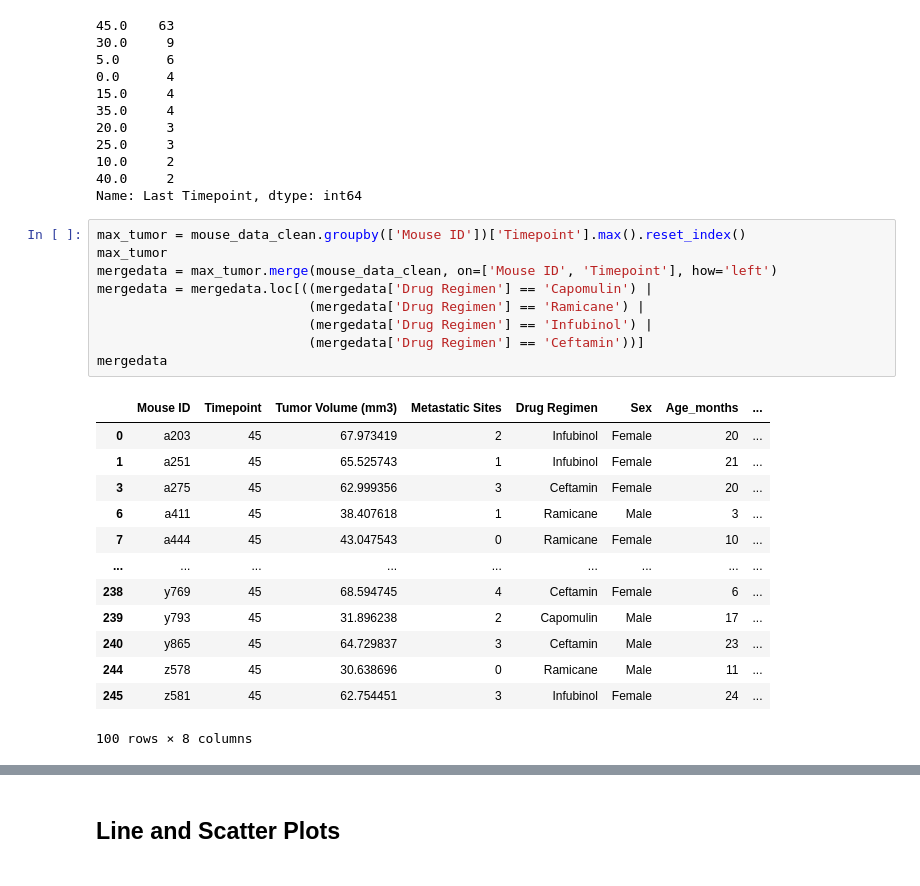
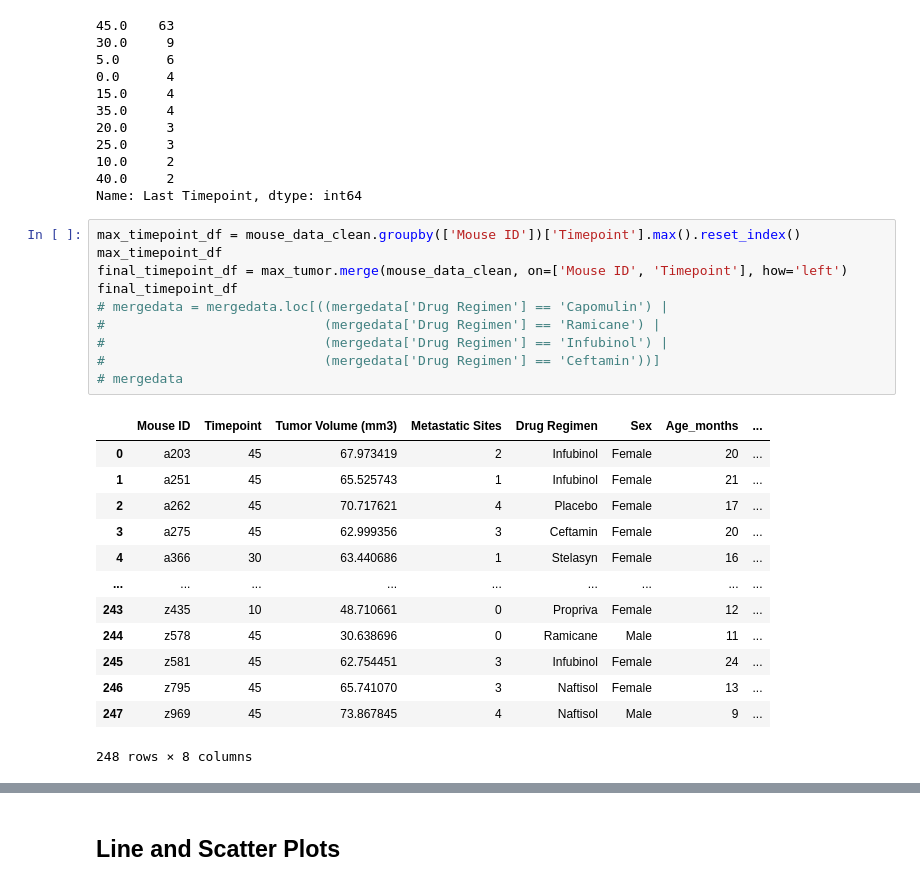
Before and after one commit to Kevin-Lad/matplotlib-challenge, a Jupyter notebook: Pymaceuticals/pymaceuticals_starter.ipynb, the cells around one changed output, grey strips where cells are left out. Drawn from its saved outputs; the diff is of its cells as text.

Commit message:
more drug regimen updates

```diff
--- a/Pymaceuticals/pymaceuticals_starter.ipynb
+++ b/Pymaceuticals/pymaceuticals_starter.ipynb
@@ -273,28 +273,29 @@ final_tumor_volume['Last Timepoint'].value_counts()
 40.0     2
 Name: Last Timepoint, dtype: int64
 # %%
-max_tumor = mouse_data_clean.groupby(['Mouse ID'])['Timepoint'].max().reset_index()
-max_tumor
-mergedata = max_tumor.merge(mouse_data_clean, on=['Mouse ID', 'Timepoint'], how='left')
-mergedata = mergedata.loc[((mergedata['Drug Regimen'] == 'Capomulin') |
-                           (mergedata['Drug Regimen'] == 'Ramicane') |
-                           (mergedata['Drug Regimen'] == 'Infubinol') |
-                           (mergedata['Drug Regimen'] == 'Ceftamin'))]
-mergedata
+max_timepoint_df = mouse_data_clean.groupby(['Mouse ID'])['Timepoint'].max().reset_index()
+max_timepoint_df
+final_timepoint_df = max_tumor.merge(mouse_data_clean, on=['Mouse ID', 'Timepoint'], how='left')
+final_timepoint_df
+# mergedata = mergedata.loc[((mergedata['Drug Regimen'] == 'Capomulin') |
+#                            (mergedata['Drug Regimen'] == 'Ramicane') |
+#                            (mergedata['Drug Regimen'] == 'Infubinol') |
+#                            (mergedata['Drug Regimen'] == 'Ceftamin'))]
+# mergedata
 # %% [output]
 |  | Mouse ID | Timepoint | Tumor Volume (mm3) | Metastatic Sites | Drug Regimen | Sex | Age_months | ... |
 | 0 | a203 | 45 | 67.973419 | 2 | Infubinol | Female | 20 | ... |
 | 1 | a251 | 45 | 65.525743 | 1 | Infubinol | Female | 21 | ... |
+| 2 | a262 | 45 | 70.717621 | 4 | Placebo | Female | 17 | ... |
 | 3 | a275 | 45 | 62.999356 | 3 | Ceftamin | Female | 20 | ... |
-| 6 | a411 | 45 | 38.407618 | 1 | Ramicane | Male | 3 | ... |
-| 7 | a444 | 45 | 43.047543 | 0 | Ramicane | Female | 10 | ... |
+| 4 | a366 | 30 | 63.440686 | 1 | Stelasyn | Female | 16 | ... |
 | ... | ... | ... | ... | ... | ... | ... | ... | ... |
-| 238 | y769 | 45 | 68.594745 | 4 | Ceftamin | Female | 6 | ... |
-| 239 | y793 | 45 | 31.896238 | 2 | Capomulin | Male | 17 | ... |
-| 240 | y865 | 45 | 64.729837 | 3 | Ceftamin | Male | 23 | ... |
+| 243 | z435 | 10 | 48.710661 | 0 | Propriva | Female | 12 | ... |
 | 244 | z578 | 45 | 30.638696 | 0 | Ramicane | Male | 11 | ... |
 | 245 | z581 | 45 | 62.754451 | 3 | Infubinol | Female | 24 | ... |
+| 246 | z795 | 45 | 65.741070 | 3 | Naftisol | Female | 13 | ... |
+| 247 | z969 | 45 | 73.867845 | 4 | Naftisol | Male | 9 | ... |
-100 rows × 8 columns
+248 rows × 8 columns
 # %%
 # Put treatments into a list for for loop (and later for plot labels)
 treatments = ['Capomulin', 'Ramicane', 'Infubinol', 'Ceftamin']
```
Also changed, not shown: parts of 5 cells of this notebook.
